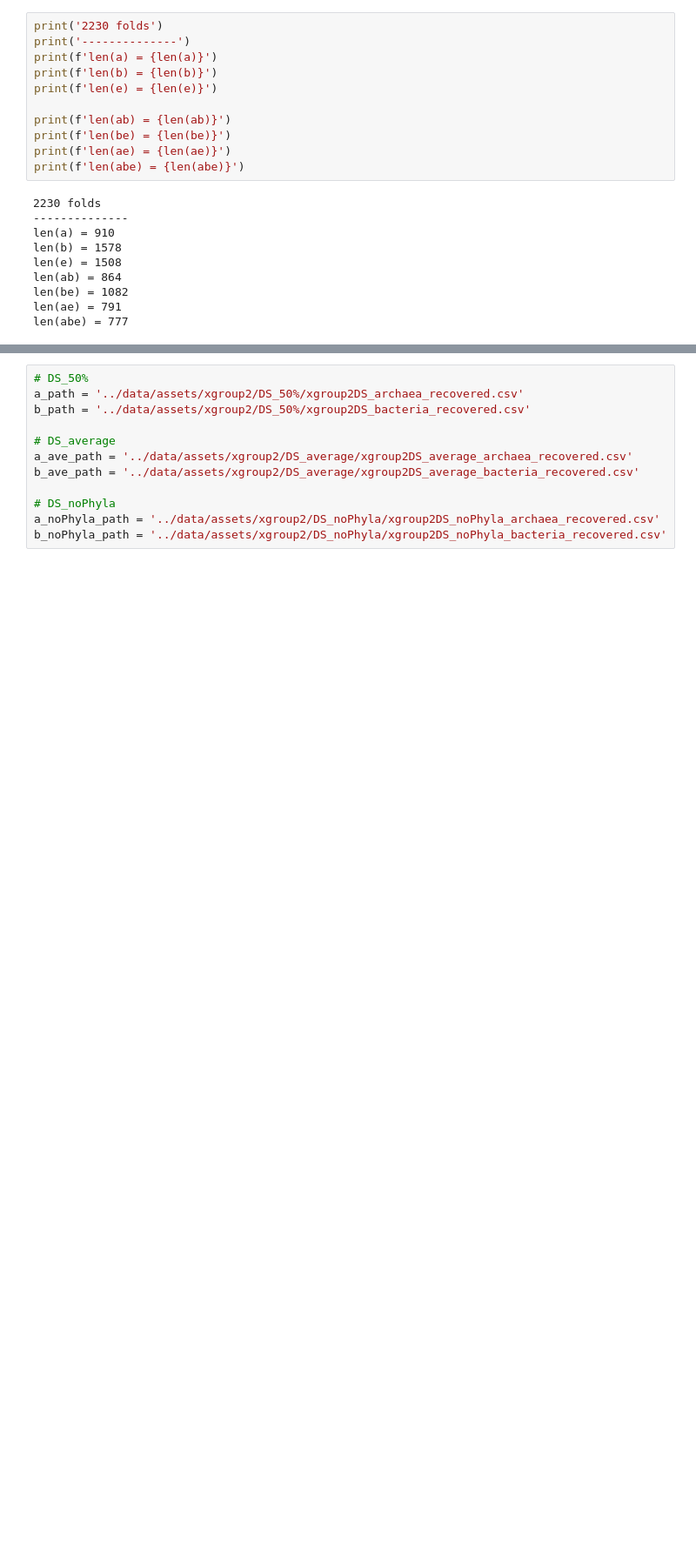
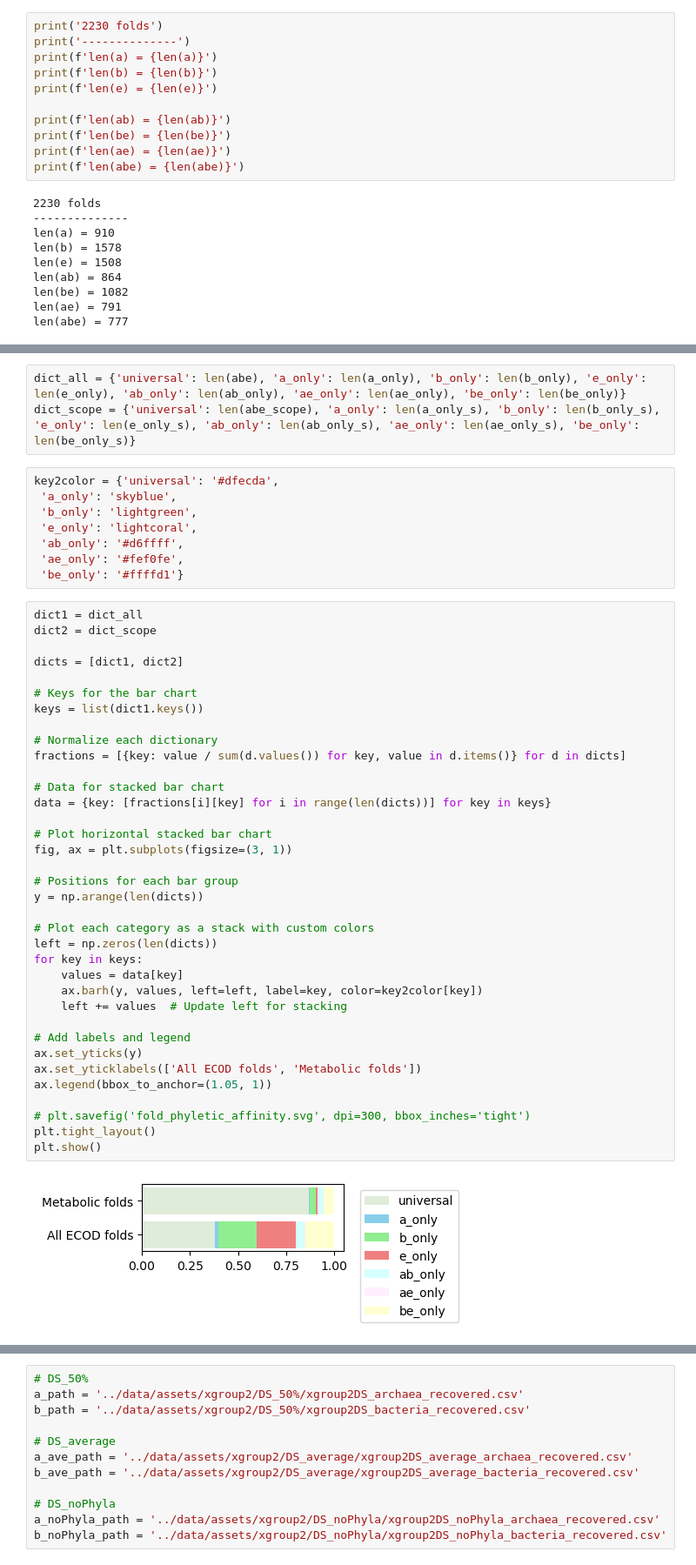
Before and after one commit to tseamuscorlett/enzyme-gated-network-expansion, a Jupyter notebook: (1)DS_scores.ipynb, the cells around one changed output, grey strips where cells are left out. Shown at 87% size. Drawn from its saved outputs; the diff is of its cells as text; blank space fills up the shorter version.

```diff
--- a/(1)DS_scores.ipynb
+++ b/(1)DS_scores.ipynb
@@ -685,0 +181,49 @@ Here, we compare the distribution scores obtained by 3 methods:
+# %%
+dict_all = {'universal': len(abe), 'a_only': len(a_only), 'b_only': len(b_only), 'e_only': len(e_only), 'ab_only': len(ab_only), 'ae_only': len(ae_only), 'be_only': len(be_only)}
+dict_scope = {'universal': len(abe_scope), 'a_only': len(a_only_s), 'b_only': len(b_only_s), 'e_only': len(e_only_s), 'ab_only': len(ab_only_s), 'ae_only': len(ae_only_s), 'be_only': len(be_only_s)}
+# %%
+key2color = {'universal': '#dfecda',
+ 'a_only': 'skyblue',
+ 'b_only': 'lightgreen',
+ 'e_only': 'lightcoral',
+ 'ab_only': '#d6ffff',
+ 'ae_only': '#fef0fe',
+ 'be_only': '#ffffd1'}
+# %%
+dict1 = dict_all
+dict2 = dict_scope
+
+dicts = [dict1, dict2]
+
+# Keys for the bar chart
+keys = list(dict1.keys())
+
+# Normalize each dictionary
+fractions = [{key: value / sum(d.values()) for key, value in d.items()} for d in dicts]
+
+# Data for stacked bar chart
+data = {key: [fractions[i][key] for i in range(len(dicts))] for key in keys}
+
+# Plot horizontal stacked bar chart
+fig, ax = plt.subplots(figsize=(3, 1))
+
+# Positions for each bar group
+y = np.arange(len(dicts))
+
+# Plot each category as a stack with custom colors
+left = np.zeros(len(dicts))
+for key in keys:
+    values = data[key]
+    ax.barh(y, values, left=left, label=key, color=key2color[key])
+    left += values  # Update left for stacking
+
+# Add labels and legend
+ax.set_yticks(y)
+ax.set_yticklabels(['All ECOD folds', 'Metabolic folds'])
+ax.legend(bbox_to_anchor=(1.05, 1))
+
+# plt.savefig('fold_phyletic_affinity.svg', dpi=300, bbox_inches='tight')
+plt.tight_layout()
+plt.show()
+# %% [output]
+[figure, added]
```
Also changed, not shown: parts of 53 cells of this notebook.
